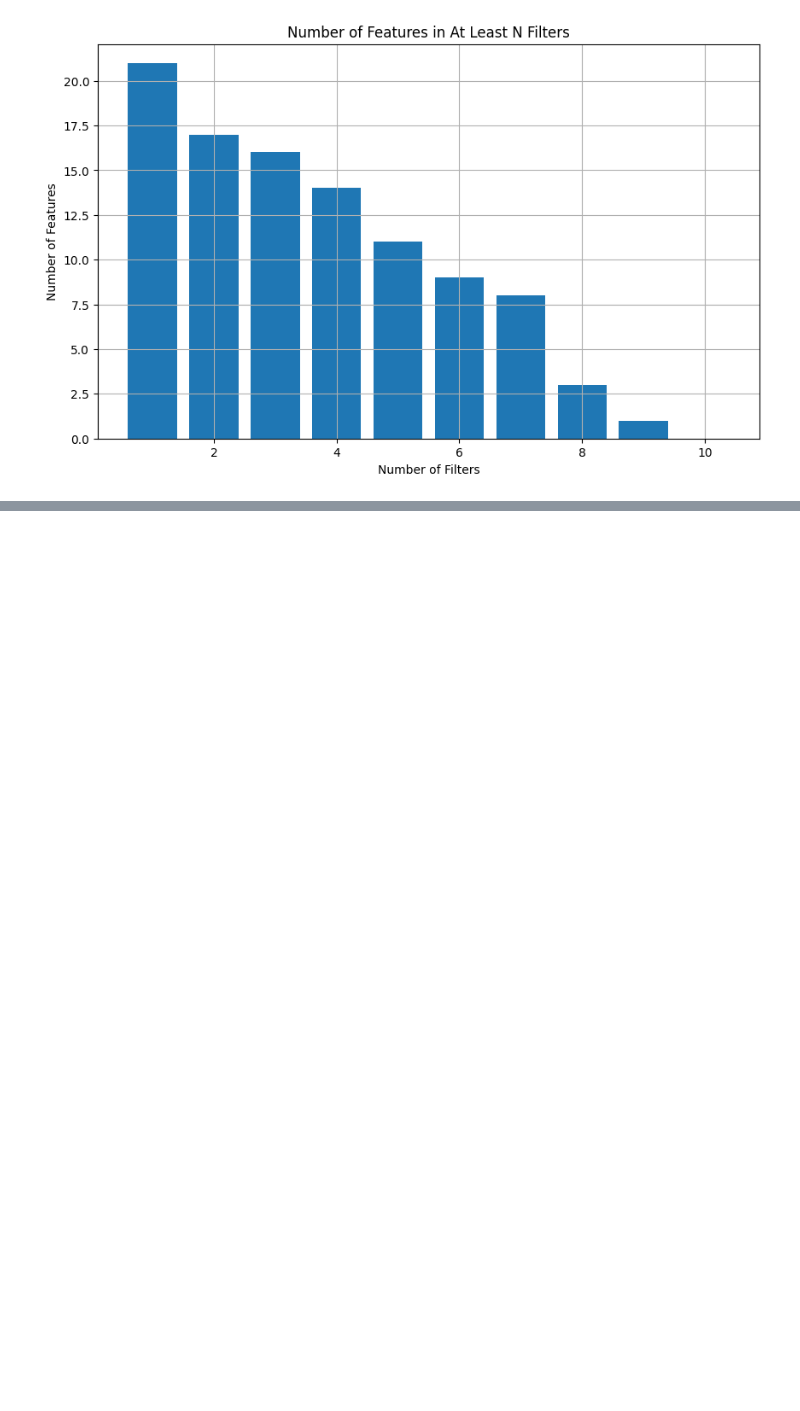
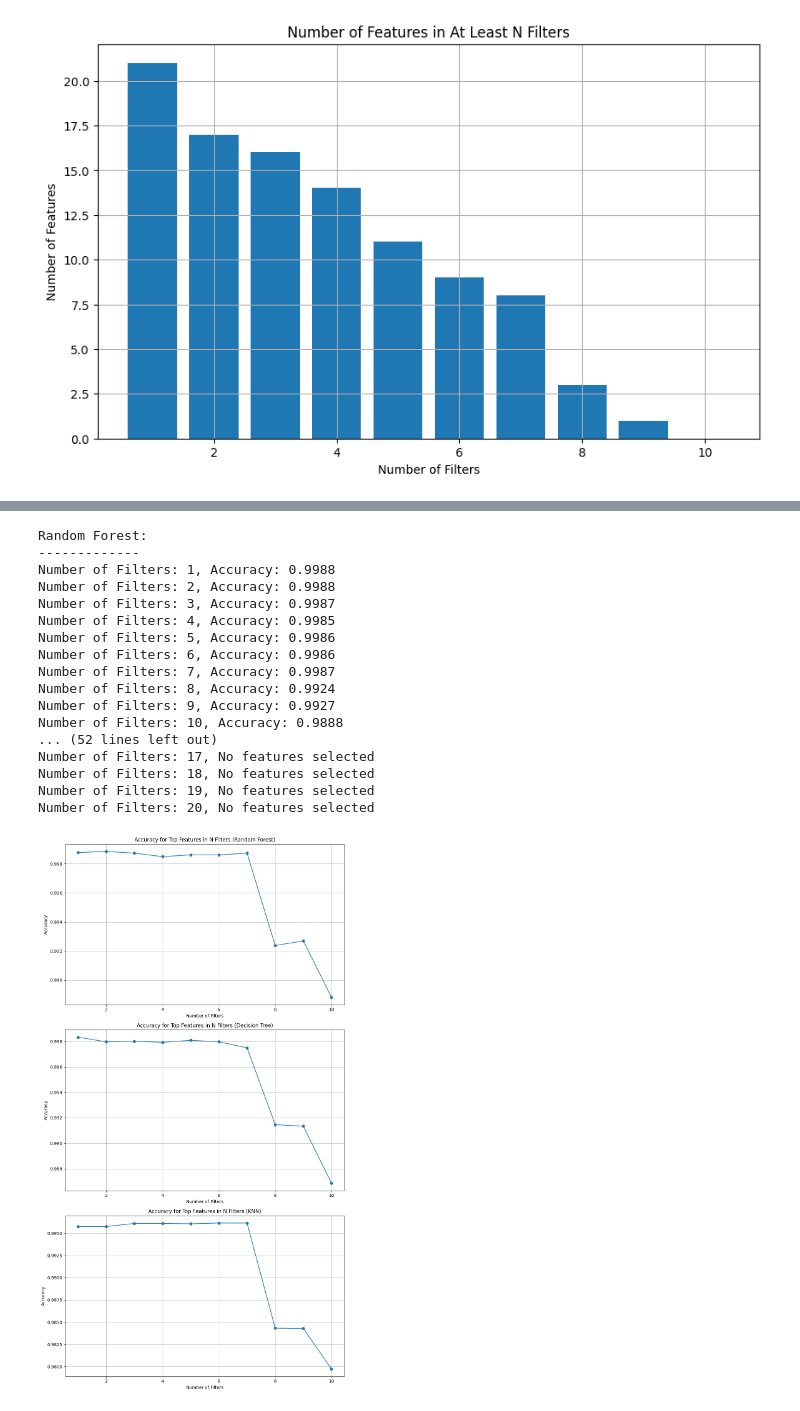
Before and after one commit to aravinds44/IntrusionDetection, a Jupyter notebook: NSL KDD/FeatureSelectionBinary/feature_ranking/feature_ensemble/top_features_in_filters.ipynb, the cells around one changed output, grey strips where cells are left out. Drawn from its saved outputs; the diff is of its cells as text; code cells hidden in the pictures; blank space fills up the shorter version.

```diff
--- a/NSL KDD/FeatureSelectionBinary/feature_ranking/feature_ensemble/top_features_in_filters.ipynb
+++ b/NSL KDD/FeatureSelectionBinary/feature_ranking/feature_ensemble/top_features_in_filters.ipynb
@@ -240,0 +391,58 @@ plt.show()
+# %%
+import pandas as pd
+import matplotlib.pyplot as plt
+
+# Initialize an empty DataFrame to store the results
+results_df = pd.DataFrame()
+
+fig, axs = plt.subplots(len(classifiers), 1, figsize=(10, 6*len(classifiers)))
+
+for i, (classifier_name, classifier) in enumerate(classifiers.items()):
+    accuracy_results = {}
+    print(f'\n{classifier_name}:\n{"-" * len(classifier_name)}')
+
+    for n, features in features_in_n_filters.items():
+        # Check if the list of features is empty
+        if not features:
+            print(f'Number of Filters: {n}, No features selected')
+            continue
+
+        X_train_selected = X_train[features]
+        X_test_selected = X_test[features]
+
+        accuracy = calculate_accuracy(classifier, X_train_selected, X_test_selected, y_train, y_test)
+        accuracy_results[n] = accuracy
+
+        print(f'Number of Filters: {n}, Accuracy: {accuracy:.4f}')
+
+    # Convert the accuracy results to a DataFrame and append to the results DataFrame
+    temp_df = pd.DataFrame(accuracy_results, index=[classifier_name])
+    results_df = pd.concat([results_df, temp_df])
+
+    axs[i].plot(list(accuracy_results.keys()), list(accuracy_results.values()), marker='o')
+    axs[i].set_xlabel('Number of Filters')
+    axs[i].set_ylabel('Accuracy')
+    axs[i].set_title(f'Accuracy for Top Features in N Filters ({classifier_name})')
+    axs[i].grid(True)
+
+plt.tight_layout()
+plt.show()
+# %% [output]
+Random Forest:
+-------------
+Number of Filters: 1, Accuracy: 0.9988
+Number of Filters: 2, Accuracy: 0.9988
+Number of Filters: 3, Accuracy: 0.9987
+Number of Filters: 4, Accuracy: 0.9985
+Number of Filters: 5, Accuracy: 0.9986
+Number of Filters: 6, Accuracy: 0.9986
+Number of Filters: 7, Accuracy: 0.9987
+Number of Filters: 8, Accuracy: 0.9924
+Number of Filters: 9, Accuracy: 0.9927
+Number of Filters: 10, Accuracy: 0.9888
+... (52 lines left out)
+Number of Filters: 17, No features selected
+Number of Filters: 18, No features selected
+Number of Filters: 19, No features selected
+Number of Filters: 20, No features selected
+[figure, added]
```
Also changed, not shown: parts of 16 cells of this notebook.
